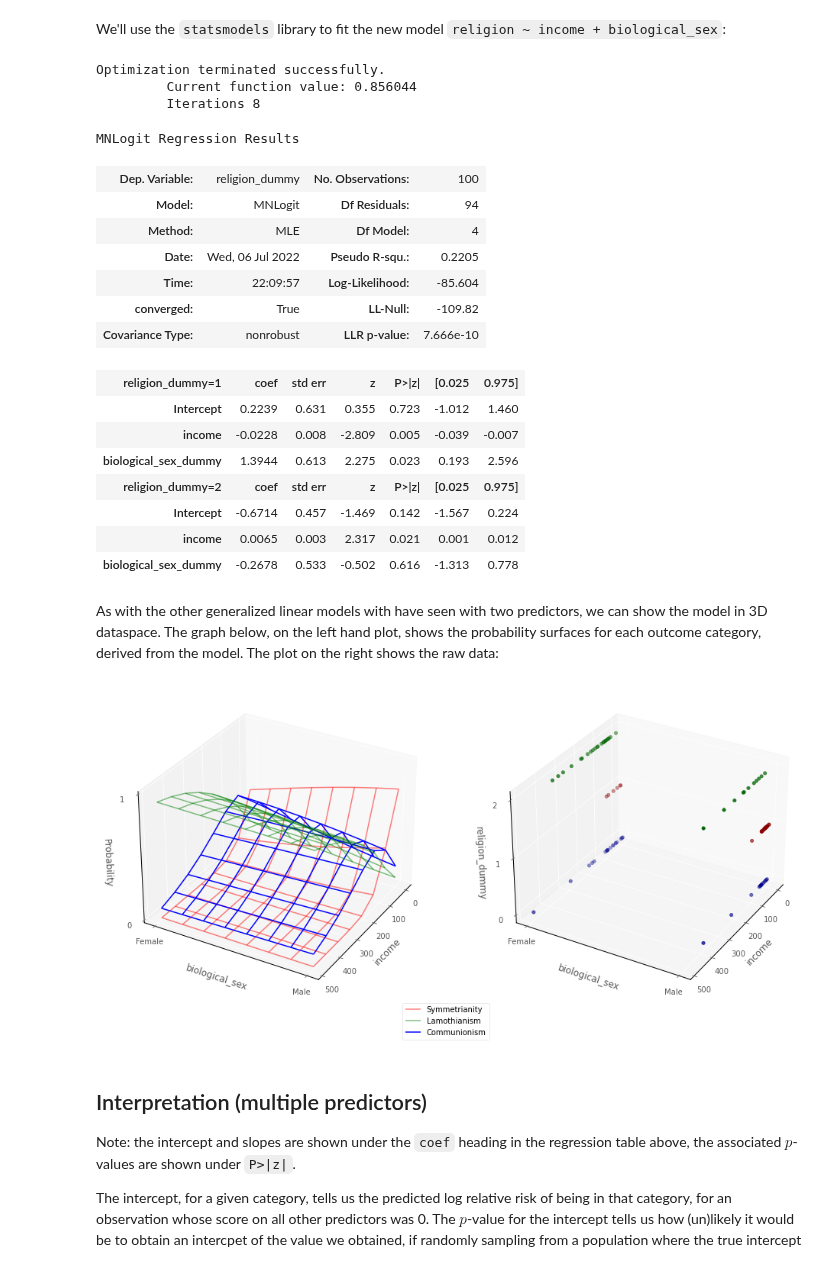
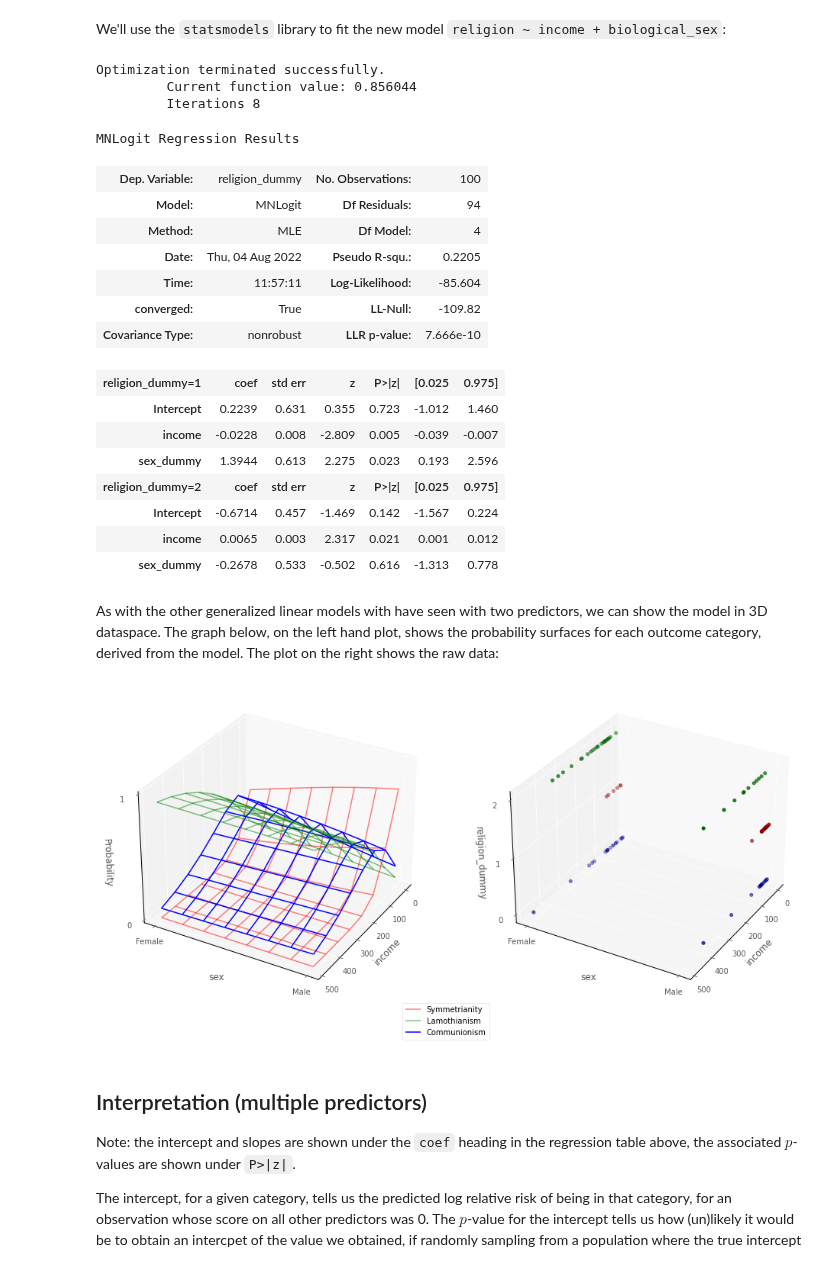
Before and after one commit to pxr687/islands_generalized_linear_models, a Jupyter notebook: 5_multinomial_logistic_regression.ipynb, the cells around one changed output. Cells and saved outputs as stored; diff of their text form; code cells hidden in the pictures.

```diff
--- a/5_multinomial_logistic_regression.ipynb
+++ b/5_multinomial_logistic_regression.ipynb
@@ -56,7 +56,7 @@ As with we've seen with the categorical variables we've dealt with previously, i
 # %%
 # generate dummy variables
 df['religion_dummy'] =  df['religion'].replace(['Communionism', 'Symmetrianity', 'Lamothianism'], [0, 1, 2])
-df['biological_sex_dummy'] =  df['biological_sex'].replace(['female', 'male'], [0, 1])
+df['sex_dummy'] =  df['sex'].replace(['female', 'male'], [0, 1])
 
 # show the data
 df
@@ -355,7 +355,7 @@ df
 We'll use the `statsmodels` library to fit the new model `religion ~ income + biological_sex`:
 # %%
 # fit a multinomial logistic regression model using statsmodels
-mod = smf.mnlogit('religion_dummy ~ income + biological_sex_dummy', data = df).fit()
+mod = smf.mnlogit('religion_dummy ~ income + sex_dummy', data = df).fit()
 
 # show the regression table
 mod.summary()
@@ -367,29 +367,29 @@ MNLogit Regression Results
 | Dep. Variable: | religion_dummy | No. Observations: | 100 |
 | Model: | MNLogit | Df Residuals: | 94 |
 | Method: | MLE | Df Model: | 4 |
-| Date: | Wed, 06 Jul 2022 | Pseudo R-squ.: | 0.2205 |
-| Time: | 22:09:57 | Log-Likelihood: | -85.604 |
+| Date: | Thu, 04 Aug 2022 | Pseudo R-squ.: | 0.2205 |
+| Time: | 11:57:11 | Log-Likelihood: | -85.604 |
 | converged: | True | LL-Null: | -109.82 |
 | Covariance Type: | nonrobust | LLR p-value: | 7.666e-10 |
 | religion_dummy=1 | coef | std err | z | P>|z| | [0.025 | 0.975] |
 | Intercept | 0.2239 | 0.631 | 0.355 | 0.723 | -1.012 | 1.460 |
 | income | -0.0228 | 0.008 | -2.809 | 0.005 | -0.039 | -0.007 |
-| biological_sex_dummy | 1.3944 | 0.613 | 2.275 | 0.023 | 0.193 | 2.596 |
+| sex_dummy | 1.3944 | 0.613 | 2.275 | 0.023 | 0.193 | 2.596 |
 | religion_dummy=2 | coef | std err | z | P>|z| | [0.025 | 0.975] |
 | Intercept | -0.6714 | 0.457 | -1.469 | 0.142 | -1.567 | 0.224 |
 | income | 0.0065 | 0.003 | 2.317 | 0.021 | 0.001 | 0.012 |
-| biological_sex_dummy | -0.2678 | 0.533 | -0.502 | 0.616 | -1.313 | 0.778 |
+| sex_dummy | -0.2678 | 0.533 | -0.502 | 0.616 | -1.313 | 0.778 |
 # %% [markdown]
 As with the other generalized linear models with have seen with two predictors, we can show the model in 3D dataspace. The graph below, on the left hand plot, shows the probability surfaces for each outcome category, derived from the model. The plot on the right shows the raw data:
 # %%
 # this code generates the plot below
 intercept_1, income_slope_1, biological_sex_dummy_slope_1 = mod.params[0][:]
 intercept_2, income_slope_2, biological_sex_dummy_slope_2 = mod.params[1][:]
-islands_GLM.three_D_model_plot_multinomial('income', 'biological_sex_dummy',
+islands_GLM.three_D_model_plot_multinomial('income', 'sex_dummy',
                    'religion_dummy', intercept_1, income_slope_1, biological_sex_dummy_slope_1, intercept_2, income_slope_2, biological_sex_dummy_slope_2,
                   df)
 # %% [output]
-[figure, old version]
+[figure, new version]
 # %% [markdown]
 ## Interpretation (multiple predictors)
 
```
Also changed, not shown: parts of 7 cells of this notebook, 22 other files.
